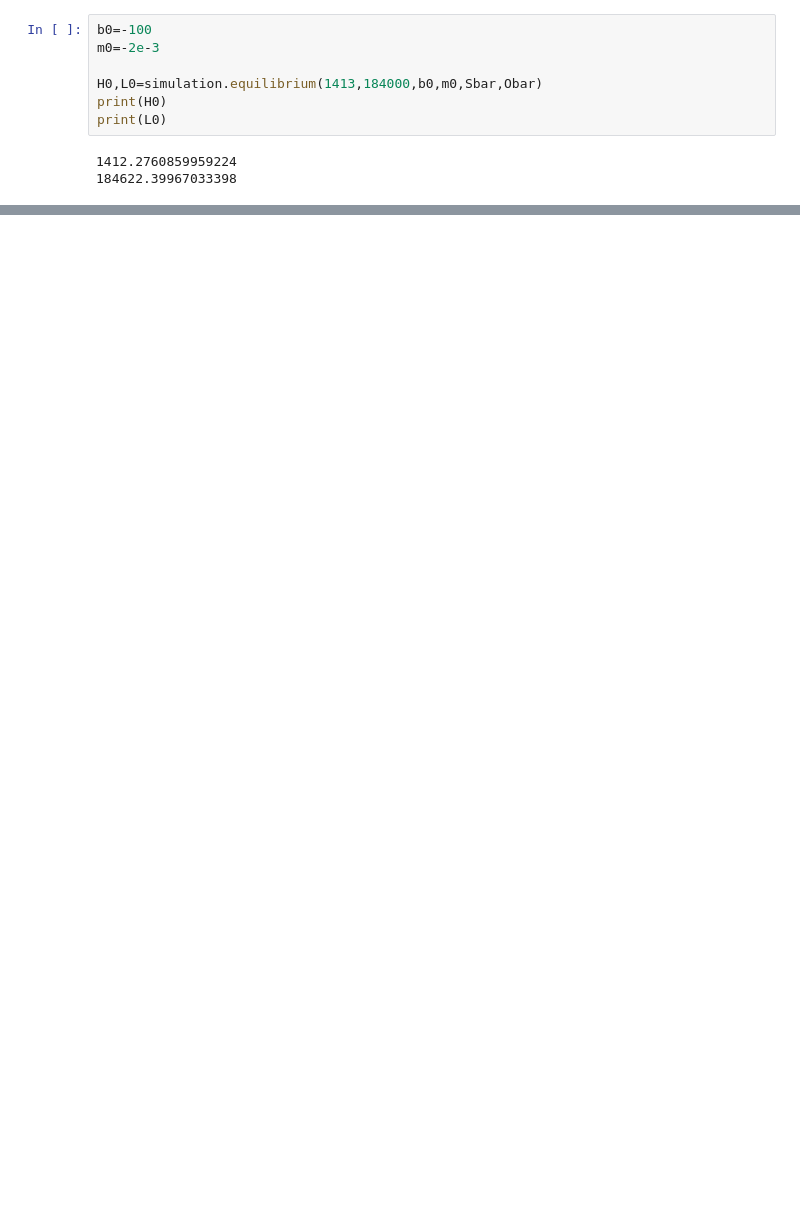
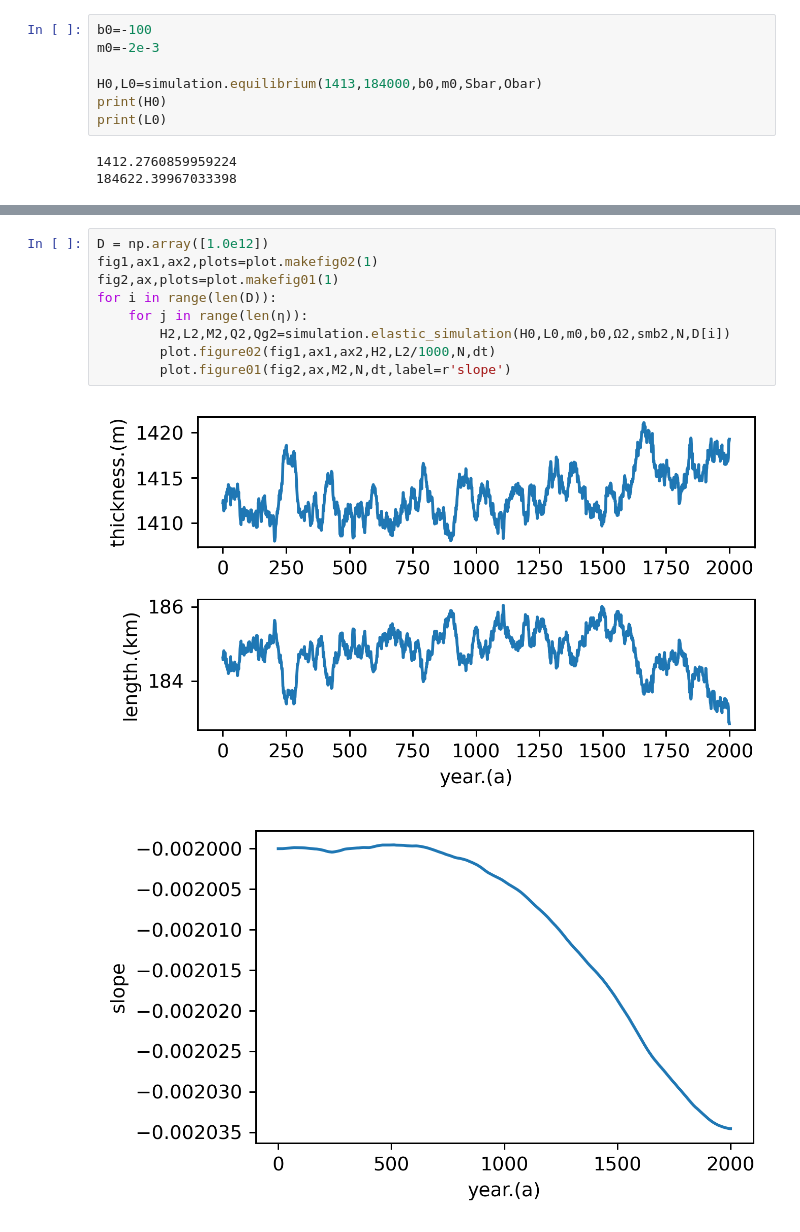
Before and after one commit to hoffmaao/gia2stage, a Jupyter notebook: gia2stage.ipynb, the cells around one changed output, grey strips where cells are left out. Saved outputs shown, nothing was run; the diff lists cells and outputs as text; blank space fills up the shorter version.

```diff
--- a/gia2stage.ipynb
+++ b/gia2stage.ipynb
@@ -57,0 +67,12 @@ plot.figure01(fig,ax,M*L+b0,N,dt,label=r'slope')
+# %%
+D = np.array([1.0e12])
+fig1,ax1,ax2,plots=plot.makefig02(1)
+fig2,ax,plots=plot.makefig01(1)
+for i in range(len(D)):
+    for j in range(len(η)):
+        H2,L2,M2,Q2,Qg2=simulation.elastic_simulation(H0,L0,m0,b0,Ω2,smb2,N,D[i])
+        plot.figure02(fig1,ax1,ax2,H2,L2/1000,N,dt)
+        plot.figure01(fig2,ax,M2,N,dt,label=r'slope')
+# %% [output]
+[figure, added]
+[figure, added]
```
Also changed, not shown: parts of 8 cells of this notebook, 30 other files.
